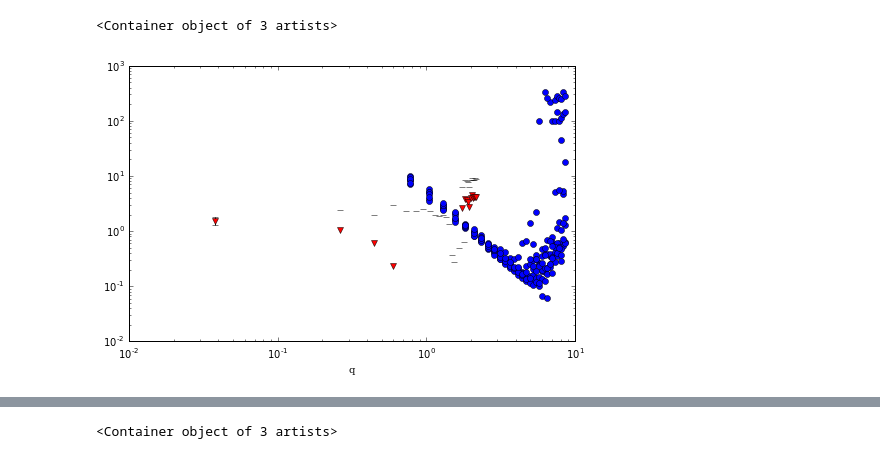
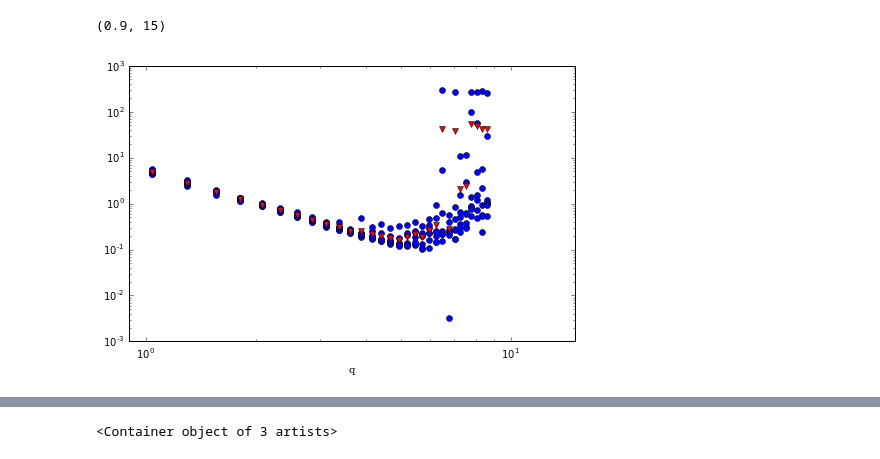
Before and after one commit to rmcgorty/Differential-Dynamic-Microscopy---Python, a Jupyter notebook: Plotting all q vs tau and getting diffusion coefficient .ipynb, the cells around one changed output, grey strips where cells are left out. Cells and saved outputs as stored; diff of their text form; code cells hidden in the pictures.

```diff
--- a/Plotting all q vs tau and getting diffusion coefficient .ipynb
+++ b/Plotting all q vs tau and getting diffusion coefficient .ipynb
@@ -31,8 +31,13 @@ Sample = ['0.02mgmlDNA_Buffer_17.5fps_55exp_8000frames', '0.02mgmlDNA_Buffer_49f
 # %%
 # different ROIs and the video number, change samNumber based upon the number of videos taken for the condition
 ROI = ['0', '128', '256', '384', '512', '640', '768', '896']
-samNumber = ['1','2','3','4','5','6','7','8']
-ss = 0
+samNumber = ['1','2']
+R1_Diff = np.zeros(len(samNumber))
+R2_Diff = np.zeros(len(samNumber))
+R1_exp = np.zeros(len(samNumber))
+R2_exp = np.zeros(len(samNumber))
+newtaus = np.zeros(len(samNumber))
+newtaustds = np.zeros(len(samNumber))
 num = 0
 # %%
 # We only need to load this because of the dts
@@ -56,32 +62,34 @@ Ana_data = pickle.load(open(data_dir + data_file, 'r'))
 # %%
 %matplotlib inline
 mpld3.enable_notebook()
 
+#This will plot all of the q vs tau for all of the ROIs in the
 tau = np.zeros([7,63]) #decay time
 amp = np.zeros_like(tau) #amplitude
 bg = np.zeros_like(tau) #background
 alph = np.zeros_like(tau) #alpha (stretching exponent)
 chi2 = np.zeros_like(tau)
 #fitparams = np.zeros([63,7])
 for i in range(7):
     fitparams = Ana_data['fitparams'+ROI[i]]
     tau[i,:] = fitparams[:,1]
     amp[i,:] = fitparams[:,0]
     bg[i,:] = fitparams[:,2]
     alph[i,:] = fitparams[:,3]
 
 fig = plt.figure(figsize=(8,8/1.618)); ax = fig.gca();
 ax.set_xlabel("q", fontdict=font_plt_ax)
 
 nt = np.zeros([7,31])
 for i in range(7):
     nt[i] = ddm.newt(tau[i,2:-30],alph[i,2:-30])
     ax.loglog(q[3:-30], ddm.newt(tau[i,2:-30],alph[i,2:-30]),'bo')
 
 ntav = np.mean(nt, axis=0)
 ntstd = np.std(nt,axis=0)
 
-ax.loglog
+ax.loglog(q[3:-30], ntav, 'rv')
+ax.set_xlim(0.9,15)
 # %% [output]
-<Container object of 3 artists>
+(0.9, 15)
-[figure, old version]
+[figure, new version]
```
Also changed, not shown: parts of 13 cells of this notebook.
